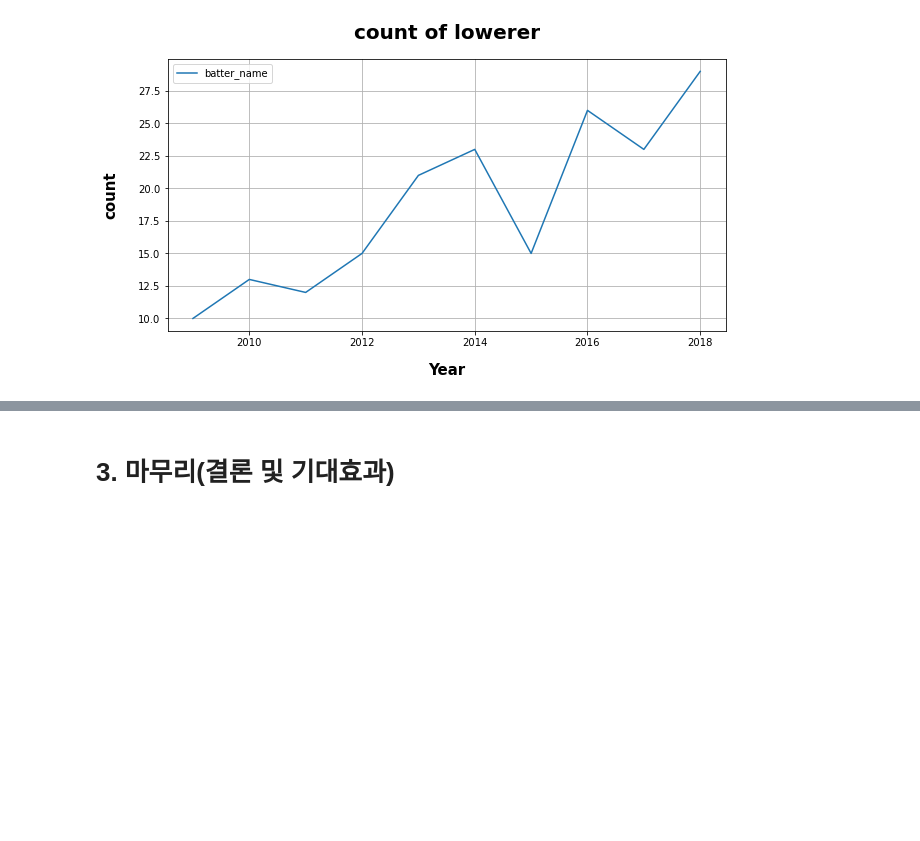
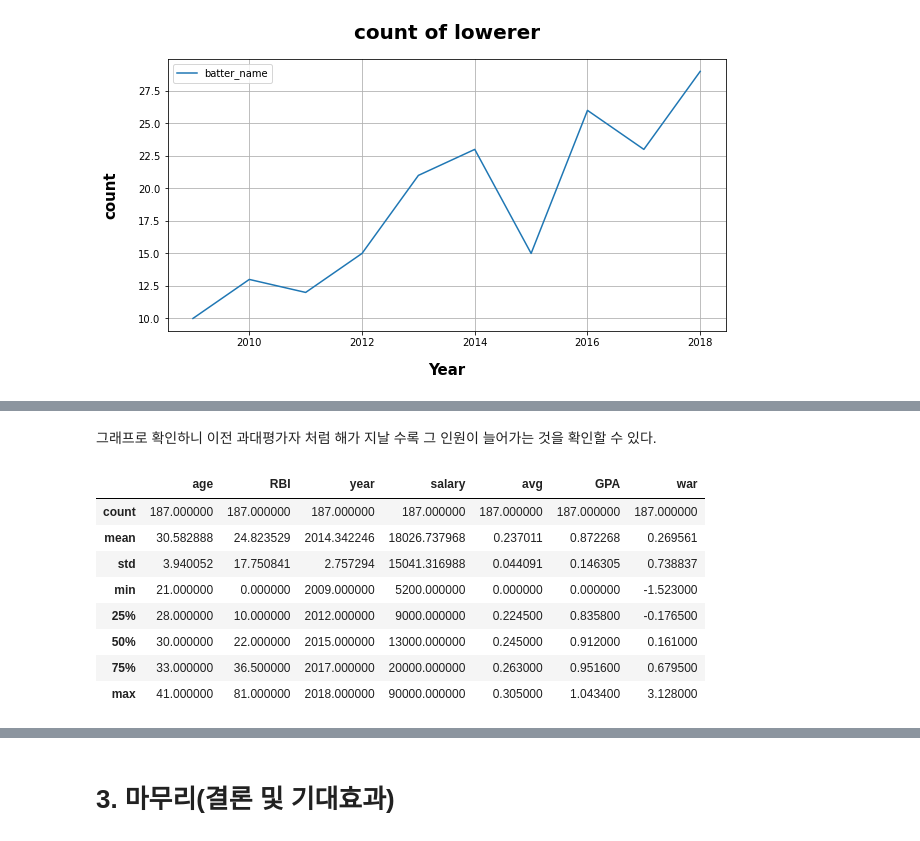
Before and after one commit to kkalkkkal/Datathon_KBO, a Jupyter notebook: KBO_MoneyBall.ipynb, the cells around one changed output, grey strips where cells are left out. Cells and saved outputs as stored; diff of their text form; code cells hidden in the pictures; blank space fills up the shorter version.

```diff
--- a/KBO_MoneyBall.ipynb
+++ b/KBO_MoneyBall.ipynb
@@ -1228,0 +1261,15 @@ plt.show()
+# %% [markdown]
+그래프로 확인하니 이전 과대평가자 처럼 해가 지날 수록 그 인원이 늘어가는 것을 확인할 수 있다.
+# %%
+#과대평가자 데이터 요약
+data7.describe()
+# %% [output]
+|  | age | RBI | year | salary | avg | GPA | war |
+| count | 187.000000 | 187.000000 | 187.000000 | 187.000000 | 187.000000 | 187.000000 | 187.000000 |
+| mean | 30.582888 | 24.823529 | 2014.342246 | 18026.737968 | 0.237011 | 0.872268 | 0.269561 |
+| std | 3.940052 | 17.750841 | 2.757294 | 15041.316988 | 0.044091 | 0.146305 | 0.738837 |
+| min | 21.000000 | 0.000000 | 2009.000000 | 5200.000000 | 0.000000 | 0.000000 | -1.523000 |
+| 25% | 28.000000 | 10.000000 | 2012.000000 | 9000.000000 | 0.224500 | 0.835800 | -0.176500 |
+| 50% | 30.000000 | 22.000000 | 2015.000000 | 13000.000000 | 0.245000 | 0.912000 | 0.161000 |
+| 75% | 33.000000 | 36.500000 | 2017.000000 | 20000.000000 | 0.263000 | 0.951600 | 0.679500 |
+| max | 41.000000 | 81.000000 | 2018.000000 | 90000.000000 | 0.305000 | 1.043400 | 3.128000 |
```
Also changed, not shown: parts of 11 cells of this notebook.
